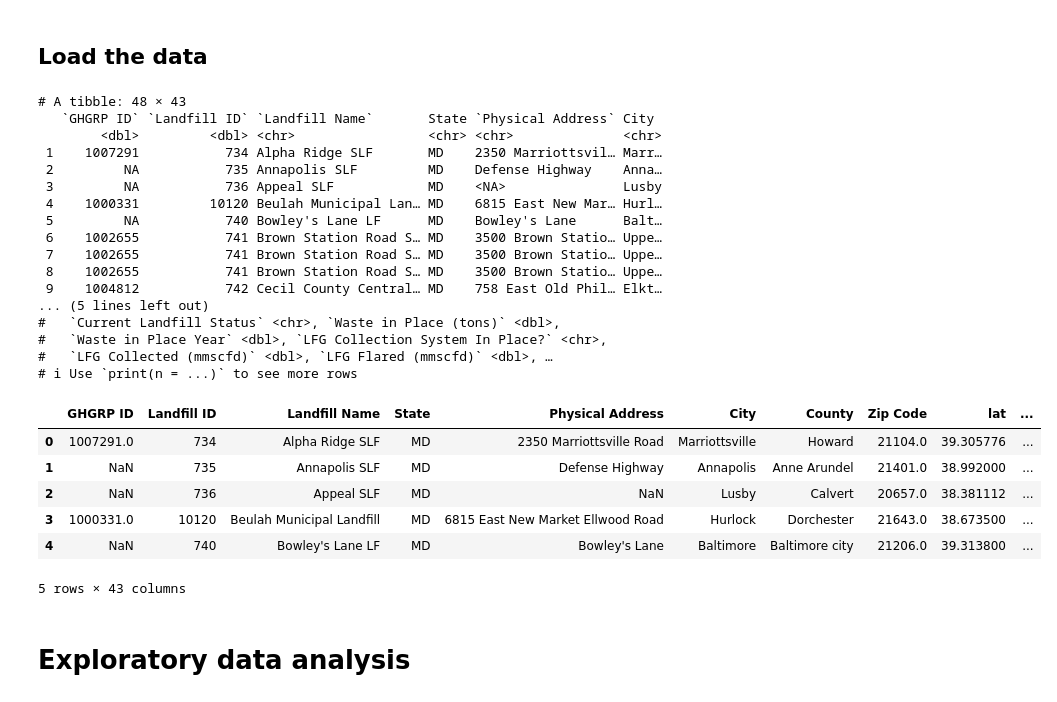
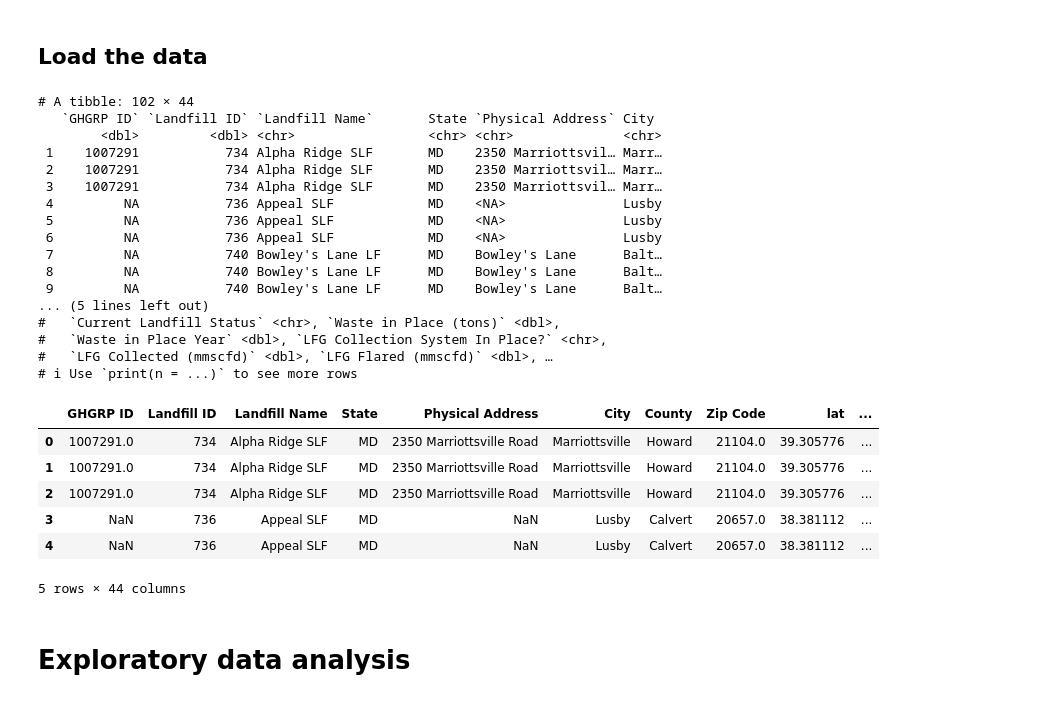
Before and after one commit to katrventura/connect-to-census, a Jupyter notebook: scatterplots.ipynb, the cells around one changed output. Drawn from its saved outputs; the diff is of its cells as text; code cells hidden in the pictures.

```diff
--- a/scatterplots.ipynb
+++ b/scatterplots.ipynb
@@ -60,21 +60,21 @@ Loading required package: tidyverse
 %%R
 
 # Import data with R
-df <- read_csv('baltimore-lmop-with-geocodes-and-census.csv', show_col_types = FALSE)
+df <- read_csv('merged.csv', show_col_types = FALSE)
 df
 # %% [output]
-# A tibble: 48 × 43
+# A tibble: 102 × 44
    `GHGRP ID` `Landfill ID` `Landfill Name`       State `Physical Address` City
         <dbl>         <dbl> <chr>                 <chr> <chr>              <chr>
  1    1007291           734 Alpha Ridge SLF       MD    2350 Marriottsvil… Marr…
- 2         NA           735 Annapolis SLF         MD    Defense Highway    Anna…
- 3         NA           736 Appeal SLF            MD    <NA>               Lusby
- 4    1000331         10120 Beulah Municipal Lan… MD    6815 East New Mar… Hurl…
- 5         NA           740 Bowley's Lane LF      MD    Bowley's Lane      Balt…
- 6    1002655           741 Brown Station Road S… MD    3500 Brown Statio… Uppe…
- 7    1002655           741 Brown Station Road S… MD    3500 Brown Statio… Uppe…
- 8    1002655           741 Brown Station Road S… MD    3500 Brown Statio… Uppe…
- 9    1004812           742 Cecil County Central… MD    758 East Old Phil… Elkt…
+ 2    1007291           734 Alpha Ridge SLF       MD    2350 Marriottsvil… Marr…
+ 3    1007291           734 Alpha Ridge SLF       MD    2350 Marriottsvil… Marr…
+ 4         NA           736 Appeal SLF            MD    <NA>               Lusby
+ 5         NA           736 Appeal SLF            MD    <NA>               Lusby
+ 6         NA           736 Appeal SLF            MD    <NA>               Lusby
+ 7         NA           740 Bowley's Lane LF      MD    Bowley's Lane      Balt…
+ 8         NA           740 Bowley's Lane LF      MD    Bowley's Lane      Balt…
+ 9         NA           740 Bowley's Lane LF      MD    Bowley's Lane      Balt…
 ... (5 lines left out)
 #   `Current Landfill Status` <chr>, `Waste in Place (tons)` <dbl>,
 #   `Waste in Place Year` <dbl>, `LFG Collection System In Place?` <chr>,
@@ -82,16 +82,16 @@ df
 # ℹ Use `print(n = ...)` to see more rows
 # %%
 # Import data in python
-df_python = pd.read_csv('baltimore-lmop-with-geocodes-and-census.csv')
+df_python = pd.read_csv('merged.csv')
 df_python.head()
 # %% [output]
 |  | GHGRP ID | Landfill ID | Landfill Name | State | Physical Address | City | County | Zip Code | lat | ... |
 | 0 | 1007291.0 | 734 | Alpha Ridge SLF | MD | 2350 Marriottsville Road | Marriottsville | Howard | 21104.0 | 39.305776 | ... |
-| 1 | NaN | 735 | Annapolis SLF | MD | Defense Highway | Annapolis | Anne Arundel | 21401.0 | 38.992000 | ... |
-| 2 | NaN | 736 | Appeal SLF | MD | NaN | Lusby | Calvert | 20657.0 | 38.381112 | ... |
-| 3 | 1000331.0 | 10120 | Beulah Municipal Landfill | MD | 6815 East New Market Ellwood Road | Hurlock | Dorchester | 21643.0 | 38.673500 | ... |
-| 4 | NaN | 740 | Bowley's Lane LF | MD | Bowley's Lane | Baltimore | Baltimore city | 21206.0 | 39.313800 | ... |
+| 1 | 1007291.0 | 734 | Alpha Ridge SLF | MD | 2350 Marriottsville Road | Marriottsville | Howard | 21104.0 | 39.305776 | ... |
+| 2 | 1007291.0 | 734 | Alpha Ridge SLF | MD | 2350 Marriottsville Road | Marriottsville | Howard | 21104.0 | 39.305776 | ... |
+| 3 | NaN | 736 | Appeal SLF | MD | NaN | Lusby | Calvert | 20657.0 | 38.381112 | ... |
+| 4 | NaN | 736 | Appeal SLF | MD | NaN | Lusby | Calvert | 20657.0 | 38.381112 | ... |
-5 rows × 43 columns
+5 rows × 44 columns
 # %% [markdown]
 # Exploratory data analysis
 # %% [markdown]
```
Also changed, not shown: parts of 6 cells of this notebook, 2 other files.
